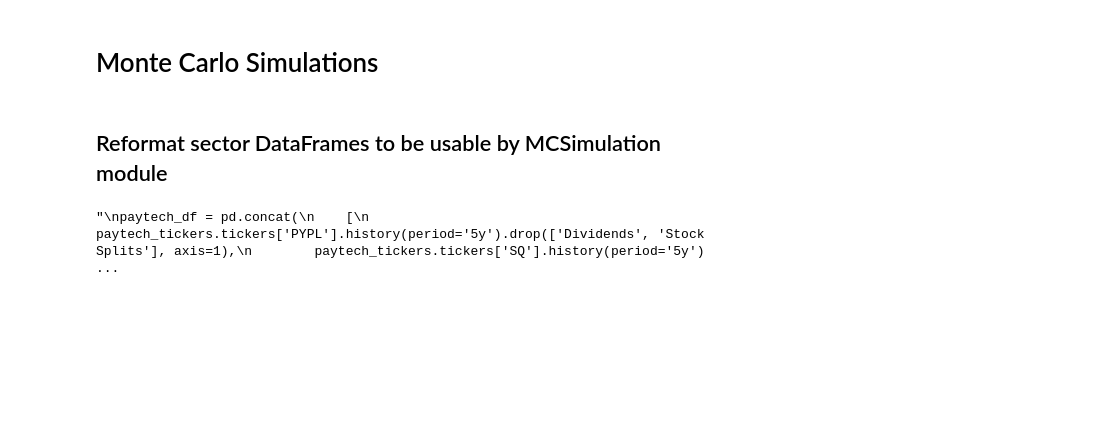
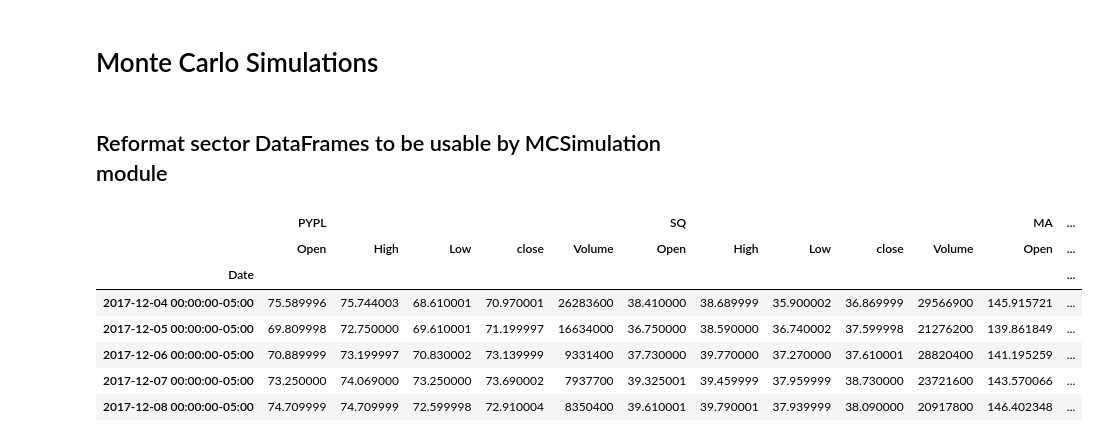
Before and after one commit to fintech-quagga-group/fintech-sector-portfolio-analysis, a Jupyter notebook: fintech-sector-portfolio-analysis.ipynb, the cells around one changed output. Saved outputs shown, nothing was run; the diff lists cells and outputs as text; code cells hidden in the pictures; blank space fills up the shorter version.

```diff
--- a/fintech-sector-portfolio-analysis.ipynb
+++ b/fintech-sector-portfolio-analysis.ipynb
@@ -316,22 +342,13 @@ def get_data_for_mcsim(yf_tickers, ticker_names, period):
     return mc_data_df
 # %%
-# collect data
-paytech_df = get_data_for_mcsim(paytech_tickers, ['PYPL', 'SQ', 'MA'], '5y')
-
-"""
-paytech_df = pd.concat(
-    [
-        paytech_tickers.tickers['PYPL'].history(period='5y').drop(['Dividends', 'Stock Splits'], axis=1),
-        paytech_tickers.tickers['SQ'].history(period='5y').drop(['Dividends', 'Stock Splits'], axis=1),
-        paytech_tickers.tickers['MA'].history(period='5y').drop(['Dividends', 'Stock Splits'], axis=1),
-    ],
-    axis=1,
-    keys=['PYPL', 'SQ', 'MA']
-)
-
-paytech_df = paytech_df.rename(columns={'Close': 'close'})
-
-paytech_df
-"""
+# format data for Paytech sector
+paytech_df = get_data_for_mcsim(paytech_tickers, paytech_ticker_names, '5y')
 # %% [output]
-"\npaytech_df = pd.concat(\n    [\n        paytech_tickers.tickers['PYPL'].history(period='5y').drop(['Dividends', 'Stock Splits'], axis=1),\n        paytech_tickers.tickers['SQ'].history(period='5y') ...
+|  | PYPL |  |  |  |  | SQ |  |  |  |  | MA | ... |
+|  | Open | High | Low | close | Volume | Open | High | Low | close | Volume | Open | ... |
+| Date |  |  |  |  |  |  |  |  |  |  |  | ... |
+| 2017-12-04 00:00:00-05:00 | 75.589996 | 75.744003 | 68.610001 | 70.970001 | 26283600 | 38.410000 | 38.689999 | 35.900002 | 36.869999 | 29566900 | 145.915721 | ... |
+| 2017-12-05 00:00:00-05:00 | 69.809998 | 72.750000 | 69.610001 | 71.199997 | 16634000 | 36.750000 | 38.590000 | 36.740002 | 37.599998 | 21276200 | 139.861849 | ... |
+| 2017-12-06 00:00:00-05:00 | 70.889999 | 73.199997 | 70.830002 | 73.139999 | 9331400 | 37.730000 | 39.770000 | 37.270000 | 37.610001 | 28820400 | 141.195259 | ... |
+| 2017-12-07 00:00:00-05:00 | 73.250000 | 74.069000 | 73.250000 | 73.690002 | 7937700 | 39.325001 | 39.459999 | 37.959999 | 38.730000 | 23721600 | 143.570066 | ... |
+| 2017-12-08 00:00:00-05:00 | 74.709999 | 74.709999 | 72.599998 | 72.910004 | 8350400 | 39.610001 | 39.790001 | 37.939999 | 38.090000 | 20917800 | 146.402348 | ... |
```
Also changed, not shown: parts of 11 cells of this notebook.
